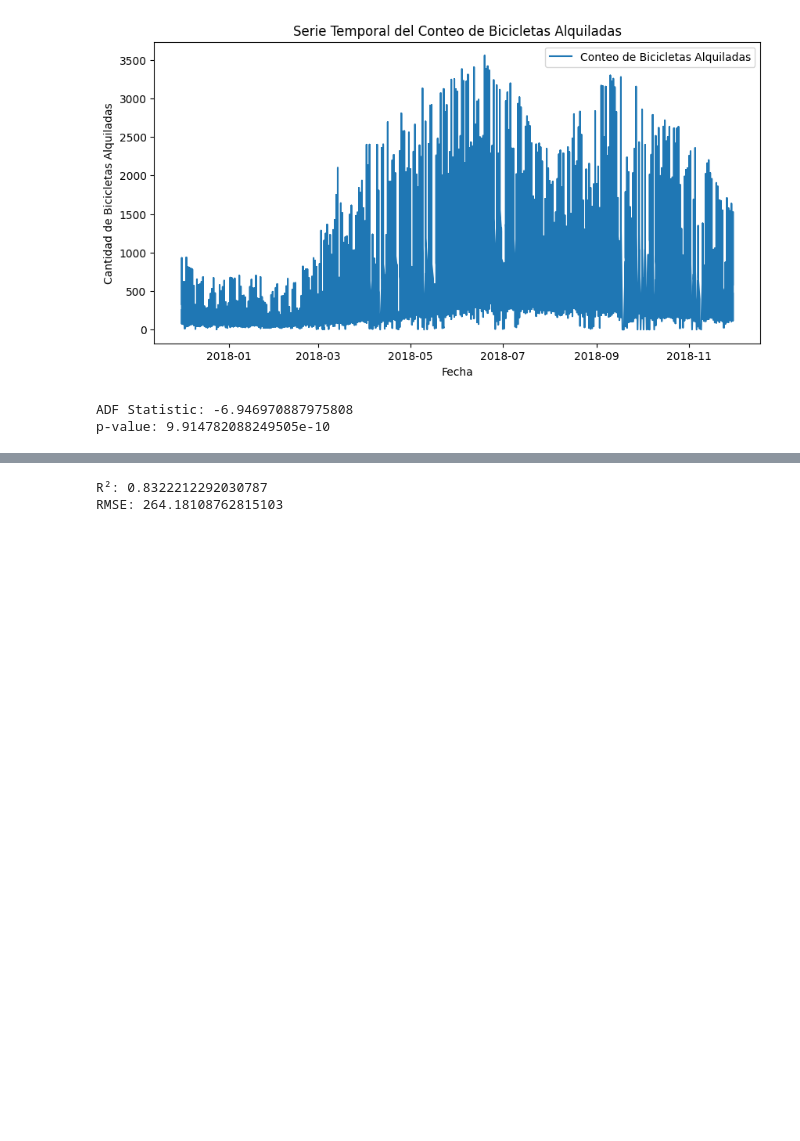
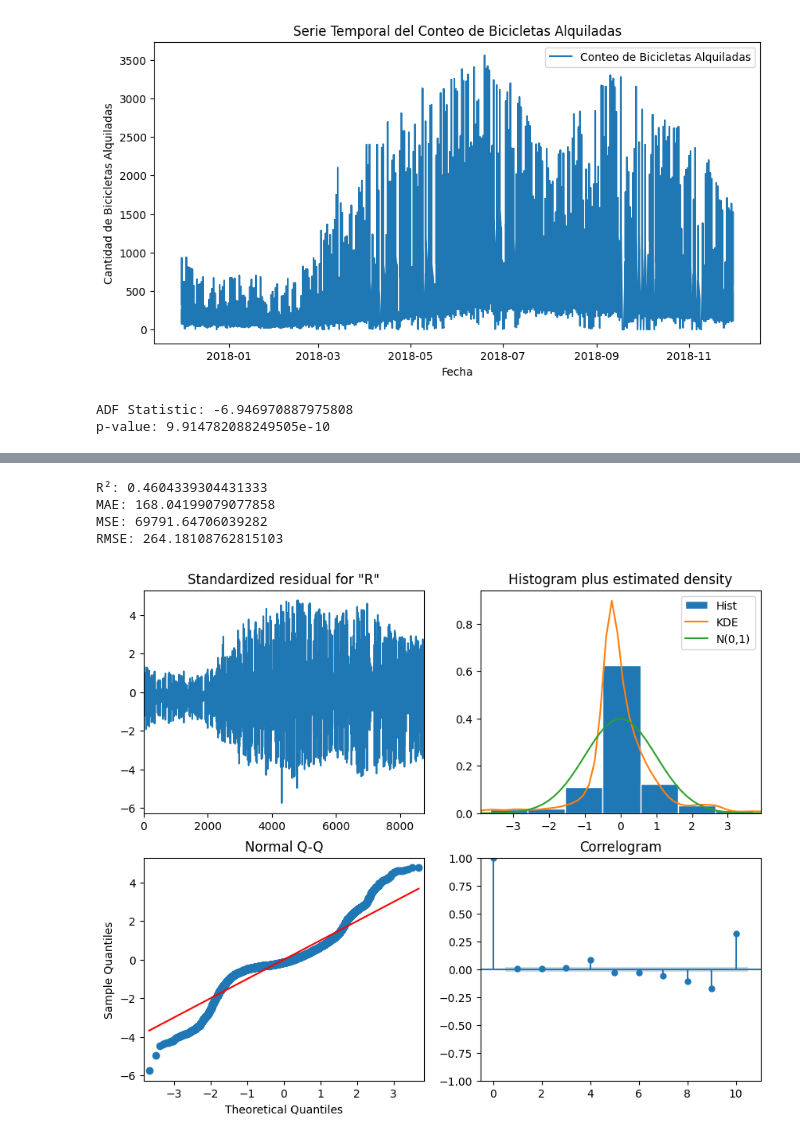
Before and after one commit to juanriosg12/proyecto1-data-trio, a Jupyter notebook: soportes/Modelamiento.ipynb, the cells around one changed output, grey strips where cells are left out. Cells and saved outputs as stored; diff of their text form; code cells hidden in the pictures; blank space fills up the shorter version.

Commit message:
Modelamiento 2.0

```diff
--- a/soportes/Modelamiento.ipynb
+++ b/soportes/Modelamiento.ipynb
@@ -147,11 +227,23 @@ Warnings:
 # Realizar predicciones
 data1['Predicted'] = model_fit.fittedvalues
 
-# Evaluar el modelo con R^2 y RMSE
-rmse_arima = np.sqrt(mean_squared_error(data1['Rented Bike Count'], data1['Predicted']))
-r2_arima = r2_score(data1['Rented Bike Count'], data1['Predicted'])
-print(f"R²: {r2_arima}")
-print(f"RMSE: {rmse_arima}")
+# Evaluar el modelo con R^2 y RMSE, MAE, MSE
+R2_a = r2_score(data1['Rented Bike Count'], data1['Predicted'])
+RMSE = np.sqrt(mean_squared_error(data1['Rented Bike Count'], data1['Predicted']))
+MAE = mean_absolute_error(data1['Rented Bike Count'], data1['Predicted'])
+MSE = mean_squared_error(data1['Rented Bike Count'], data1['Predicted'])
+print(f"R²: {r2}")
+print(f"MAE: {MAE}")
+print(f"MSE: {MSE}")
+print(f"RMSE: {RMSE}")
 # %% [output]
-R²: 0.8322212292030787
+R²: 0.4604339304431333
+MAE: 168.04199079077858
+MSE: 69791.64706039282
 RMSE: 264.18108762815103
+# %%
+# Diagnóstico del modelo
+model_fit.plot_diagnostics(figsize=(10, 8))
+plt.show()
+# %% [output]
+[figure, added]
```
Also changed, not shown: parts of 15 cells of this notebook.
